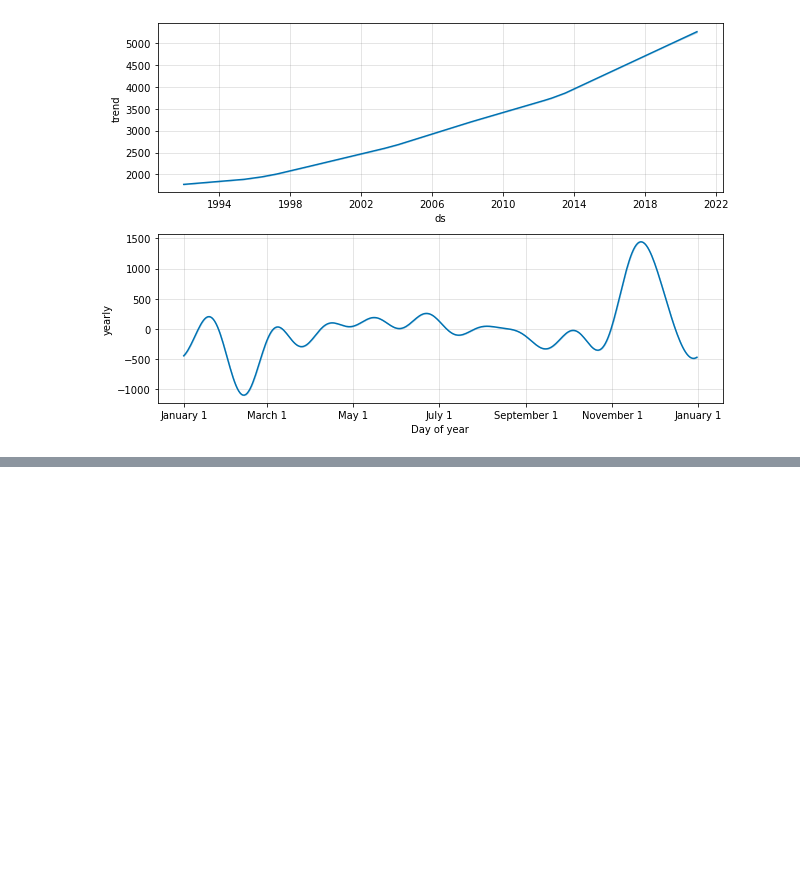
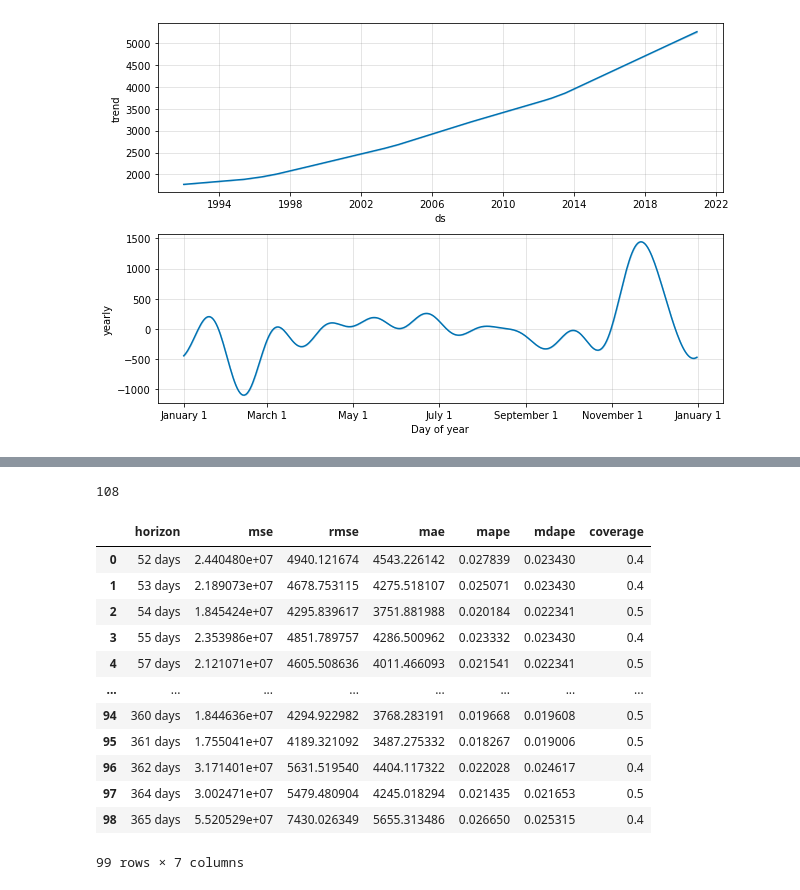
Before and after one commit to jafar-shodiq/jose-portilla-courses, a Jupyter notebook: time-series-data-analysis/prophet.ipynb, the cells around one changed output, grey strips where cells are left out. Cells and saved outputs as stored; diff of their text form; code cells hidden in the pictures; blank space fills up the shorter version.

```diff
--- a/time-series-data-analysis/prophet.ipynb
+++ b/time-series-data-analysis/prophet.ipynb
@@ -136,0 +277,20 @@ m.plot_components(forecast);
+# %%
+len(df_cv)
+# %% [output]
+108
+# %%
+performance_metrics(df_cv)
+# %% [output]
+|  | horizon | mse | rmse | mae | mape | mdape | coverage |
+| 0 | 52 days | 2.440480e+07 | 4940.121674 | 4543.226142 | 0.027839 | 0.023430 | 0.4 |
+| 1 | 53 days | 2.189073e+07 | 4678.753115 | 4275.518107 | 0.025071 | 0.023430 | 0.4 |
+| 2 | 54 days | 1.845424e+07 | 4295.839617 | 3751.881988 | 0.020184 | 0.022341 | 0.5 |
+| 3 | 55 days | 2.353986e+07 | 4851.789757 | 4286.500962 | 0.023332 | 0.023430 | 0.4 |
+| 4 | 57 days | 2.121071e+07 | 4605.508636 | 4011.466093 | 0.021541 | 0.022341 | 0.5 |
+| ... | ... | ... | ... | ... | ... | ... | ... |
+| 94 | 360 days | 1.844636e+07 | 4294.922982 | 3768.283191 | 0.019668 | 0.019608 | 0.5 |
+| 95 | 361 days | 1.755041e+07 | 4189.321092 | 3487.275332 | 0.018267 | 0.019006 | 0.5 |
+| 96 | 362 days | 3.171401e+07 | 5631.519540 | 4404.117322 | 0.022028 | 0.024617 | 0.4 |
+| 97 | 364 days | 3.002471e+07 | 5479.480904 | 4245.018294 | 0.021435 | 0.021653 | 0.5 |
+| 98 | 365 days | 5.520529e+07 | 7430.026349 | 5655.313486 | 0.026650 | 0.025315 | 0.4 |
+99 rows × 7 columns
```
Also changed, not shown: parts of 22 cells of this notebook.
